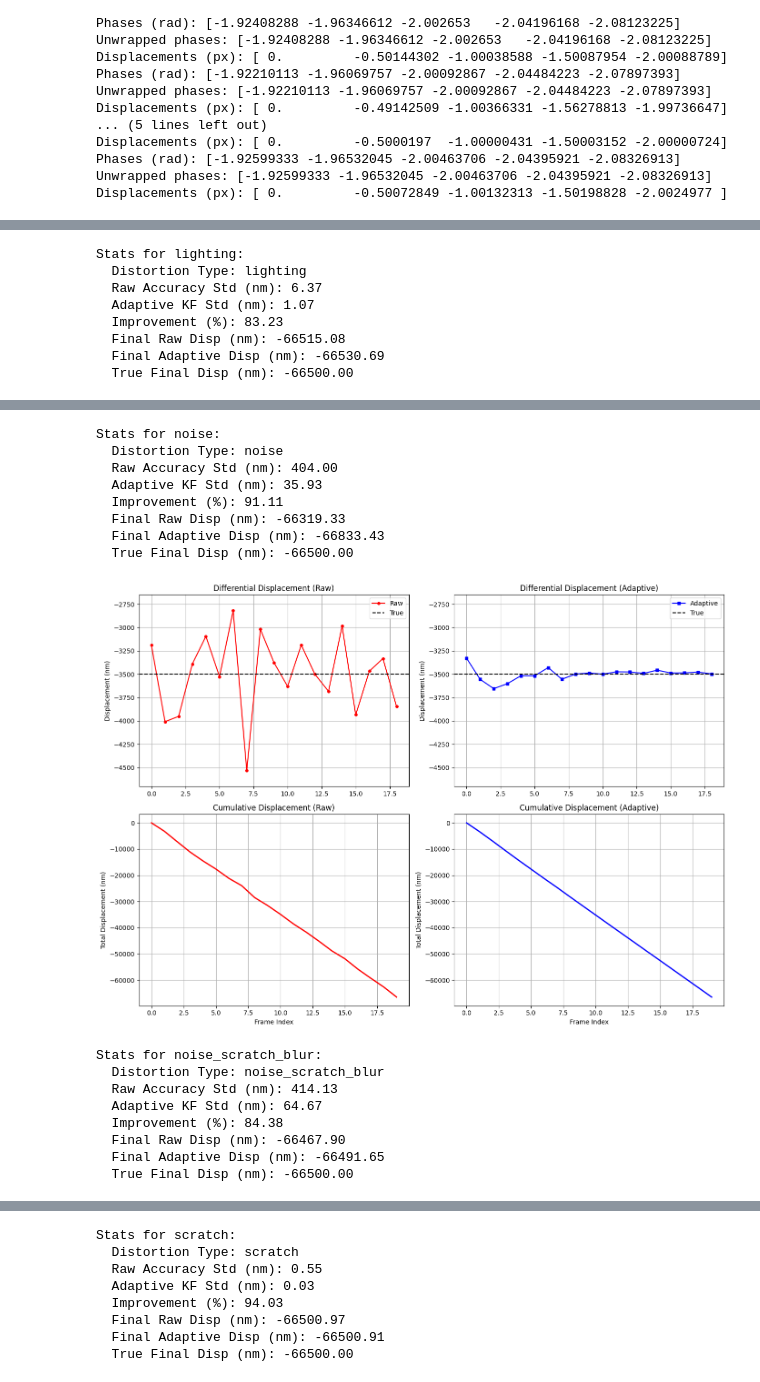
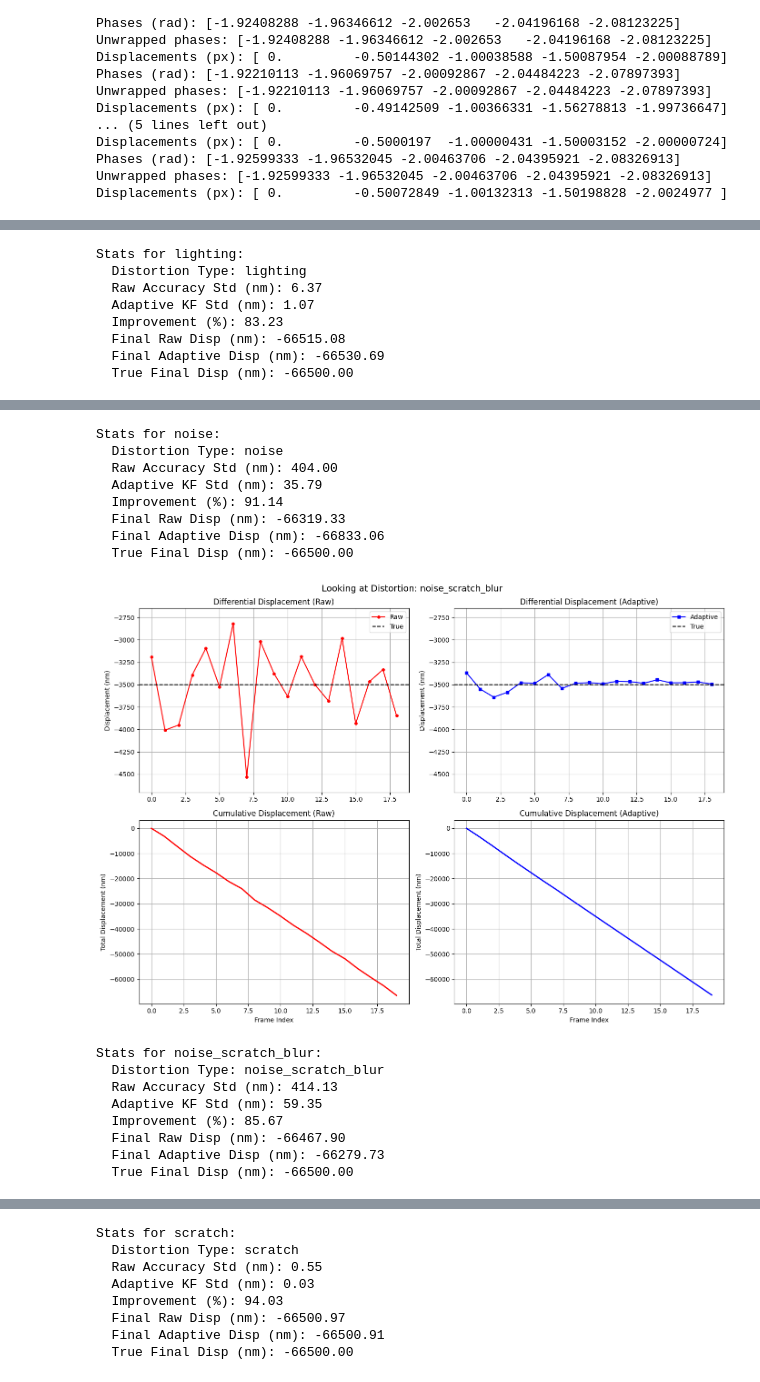
Before and after one commit to alekseevavlada/DiffScale, a Jupyter notebook: Subpixel-Processing/Notebooks/Subpixel.ipynb, the cells around one changed output, grey strips where cells are left out. Saved outputs shown, nothing was run; the diff lists cells and outputs as text; code cells hidden in the pictures.

```diff
--- a/Subpixel-Processing/Notebooks/Subpixel.ipynb
+++ b/Subpixel-Processing/Notebooks/Subpixel.ipynb
@@ -19,7 +21,7 @@ IMAGE_WIDTH = 800
 IMAGE_HEIGHT = 4
 PATTERN_PERIOD_PX = 80
 
-NUM_FRAMES = 20
+NUM_FRAMES = 30
 
 print("Configuration loaded.")
 print(f"Physical period: {PATTERN_PERIOD_PX * PIXEL_SIZE_UM} µm")
@@ -164,7 +168,9 @@ def compute_accumulated_phase_shift(frames, period_px=80, max_harmonic=3, use_wi
     print("Unwrapped phases:", unwrapped[:5])
     print("Displacements (px):", displacements_px[:5])
 
-    return diff_px
+    diff_amplitudes = (amplitudes[:-1] + amplitudes[1:]) / 2.0
+
+    return diff_px, diff_amplitudes
 # %%
 # Algorithm 2: Coherent Frame Averaging + Denoising
 
@@ -301,10 +293,10 @@ for d_idx, dtype in enumerate(distortion_types):
     analysis_frames = full_frames[10:30]  # (20, 4, 800)
 
     # Compute raw differential shifts
-    diff_px_list = compute_accumulated_phase_shift(analysis_frames, PATTERN_PERIOD_PX)
+    diff_px_list, amplitudes = compute_accumulated_phase_shift(analysis_frames, PATTERN_PERIOD_PX)
     diff_nm = diff_px_list * PIXEL_SIZE_UM * 1000
 
-    diff_adaptive, R_est, Q_est = run_constant_kf_on_diff(diff_nm, q_factor=0.001)
+    diff_adaptive, R_est, Q_est = run_adaptive_kf_on_diff(diff_nm, amplitudes, q_factor=0.001)
     cumulative_adaptive = np.concatenate([[0.0], np.cumsum(diff_adaptive)])
 
     results_all[dtype] = {
@@ -313,7 +305,8 @@ for d_idx, dtype in enumerate(distortion_types):
         'cumulative_adaptive': cumulative_adaptive,
         'diff_adaptive': diff_adaptive,
         'final_R': R_est,
-        'final_Q': Q_est
+        'final_Q': Q_est,
+        'amplitudes': amplitudes
     }
 # %% [output]
 Phases (rad): [-1.92422886 -1.96350044 -2.00276903 -2.04204119 -2.08130908]
@@ -357,6 +350,7 @@ def analyze_and_plot(dtype, results):
     ylim_cum = (np.min(all_cum) - margin_cum, np.max(all_cum) + margin_cum)
 
     fig, axes = plt.subplots(2, 2, figsize=(14, 10))
+    fig.suptitle(f'Looking at Distortion: {dtype}', fontsize=14)
 
     # Absolute Displacement: before and after
     axes[0,0].plot(raw_diff, 'r-o', label='Raw', markersize=4)
@@ -449,17 +443,17 @@ Stats for lighting:
 Stats for noise:
   Distortion Type: noise
   Raw Accuracy Std (nm): 404.00
-  Adaptive KF Std (nm): 35.93
-  Improvement (%): 91.11
+  Adaptive KF Std (nm): 35.79
+  Improvement (%): 91.14
   Final Raw Disp (nm): -66319.33
-  Final Adaptive Disp (nm): -66833.43
+  Final Adaptive Disp (nm): -66833.06
   True Final Disp (nm): -66500.00
-[figure, old version]
+[figure, new version]
 Stats for noise_scratch_blur:
   Distortion Type: noise_scratch_blur
   Raw Accuracy Std (nm): 414.13
-  Adaptive KF Std (nm): 64.67
-  Improvement (%): 84.38
+  Adaptive KF Std (nm): 59.35
+  Improvement (%): 85.67
   Final Raw Disp (nm): -66467.90
-  Final Adaptive Disp (nm): -66491.65
+  Final Adaptive Disp (nm): -66279.73
   True Final Disp (nm): -66500.00
```
Also changed, not shown: parts of 15 cells of this notebook.
